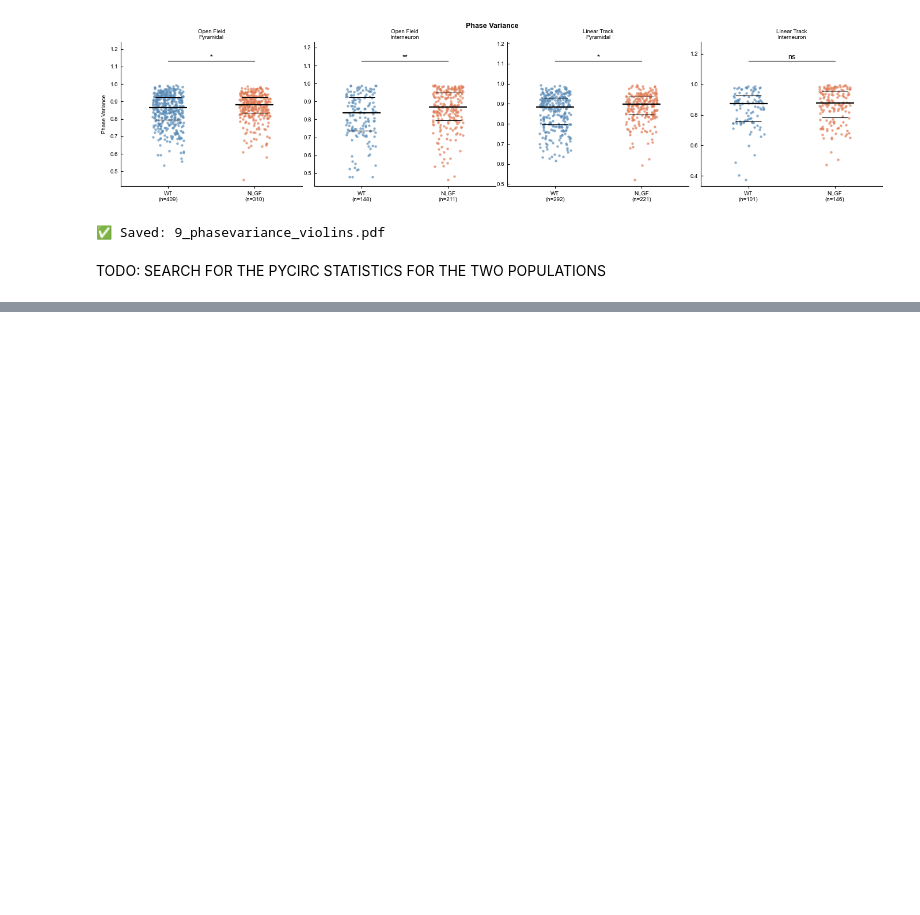
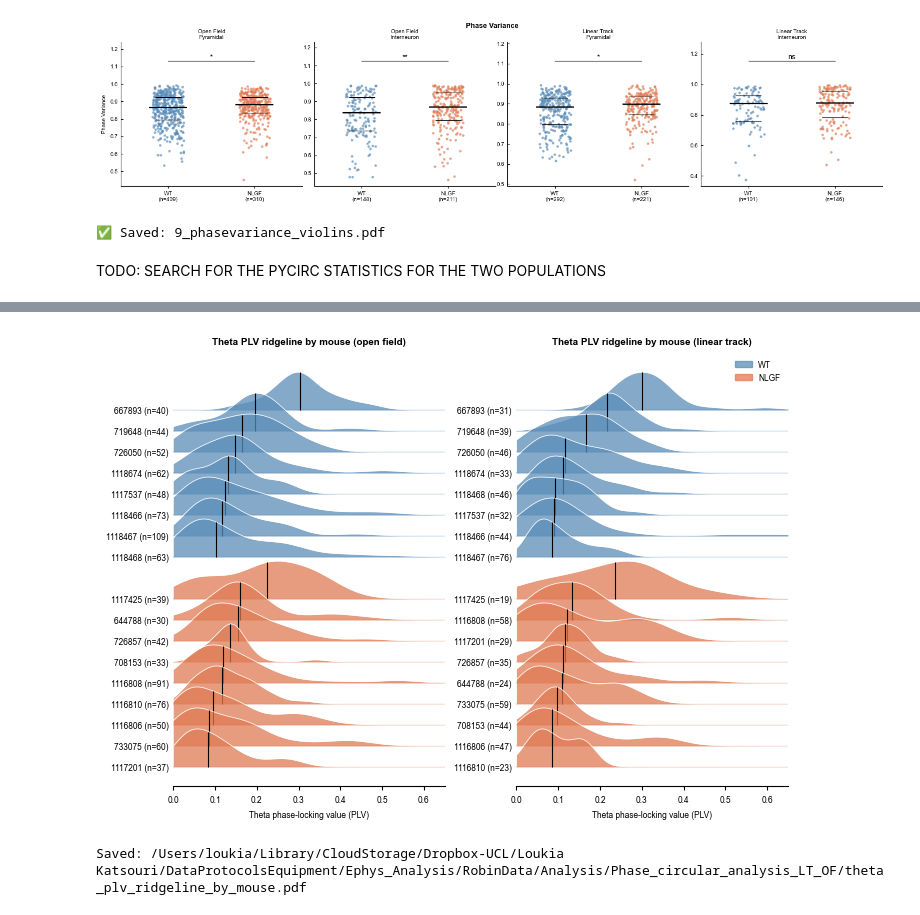
Before and after one commit to lkatsouri/NLGF_ephys_AXONA_data, a Jupyter notebook: ephys_phase_circular_analysis.ipynb, the cells around one changed output, grey strips where cells are left out. Cells and saved outputs as stored; diff of their text form; code cells hidden in the pictures; blank space fills up the shorter version.

```diff
--- a/ephys_phase_circular_analysis.ipynb
+++ b/ephys_phase_circular_analysis.ipynb
@@ -1729,0 +1980,50 @@ TODO: SEARCH FOR THE PYCIRC STATISTICS FOR THE TWO POPULATIONS
+# %%
+from scipy.stats import gaussian_kde
+
+PLV_X = np.linspace(0, 0.65, 300)
+RIDGE_SCALE = 1.8   # peak height in units of row spacing (>1 gives overlap)
+RIDGE_GAP = 1.0     # extra rows between the WT and NLGF blocks
+
+fig, axes = plt.subplots(1, 2, figsize=(7, 5), sharex=True)
+for ax, env in zip(axes, ["open_field", "linear_track"]):
+    env_df = df_plv[df_plv["environment"] == env]
+    rows = []   # (genotype, mouse, values) from the top of the plot downwards
+    for geno in ["WT", "NLGF"]:
+        g_df = env_df[env_df["genotype"] == geno]
+        order = g_df.groupby("mouseID")["phase_locked_value"].median().sort_values(ascending=False).index
+        rows += [(geno, m, g_df.loc[g_df["mouseID"] == m, "phase_locked_value"].to_numpy()) for m in order]
+
+    # y positions: top row is highest; extra gap after the last WT mouse
+    n_wt = sum(1 for r in rows if r[0] == "WT")
+    ypos = [len(rows) - i - (RIDGE_GAP if i >= n_wt else 0) for i in range(len(rows))]
+
+    # density normalised per mouse to the same peak height so n doesn't change ridge size
+    for (geno, mouse, vals), y in zip(rows, ypos):
+        dens = gaussian_kde(vals)(PLV_X)
+        dens = RIDGE_SCALE * dens / dens.max()
+        ax.fill_between(PLV_X, y, y + dens, color=GENO_COLORS[geno], alpha=0.75,
+                        linewidth=0, zorder=len(rows) - y)
+        ax.plot(PLV_X, y + dens, color="white", linewidth=0.5, zorder=len(rows) - y + 0.5)
+        ax.hlines(y, 0, 0.65, color=GENO_COLORS[geno], linewidth=0.3, zorder=0)
+        ax.vlines(np.median(vals), y, y + dens[np.argmin(np.abs(PLV_X - np.median(vals)))],
+                  color="black", linewidth=0.8, zorder=len(rows) - y + 1)
+
+    ax.set_yticks(ypos)
+    ax.set_yticklabels([f"{m} (n={len(v)})" for _, m, v in rows], fontsize=6)
+    ax.set_xlim(0, 0.65)
+    ax.set_xlabel("Theta phase-locking value (PLV)")
+    set_panel_title(ax, f"Theta PLV ridgeline by mouse ({PLV_ENV_LABELS[env]})")
+    ax.spines[["top", "right", "left"]].set_visible(False)
+    ax.tick_params(axis="y", length=0)
+
+handles = [plt.Rectangle((0, 0), 1, 1, color=GENO_COLORS[g], alpha=0.75) for g in ["WT", "NLGF"]]
+axes[1].legend(handles, ["WT", "NLGF"], frameon=False, loc="upper right")
+fig.tight_layout()
+pdf_path = os.path.join(PLV_OUT_DIR, "theta_plv_ridgeline_by_mouse.pdf")
+fig.savefig(pdf_path, bbox_inches="tight")
+plt.show()
+plt.close(fig)
+print(f"Saved: {pdf_path}")
+# %% [output]
+[figure, added]
+Saved: /Users/loukia/Library/CloudStorage/Dropbox-UCL/Loukia Katsouri/DataProtocolsEquipment/Ephys_Analysis/RobinData/Analysis/Phase_circular_analysis_LT_OF/theta_plv_ridgeline_by_mouse.pdf
```
Also changed, not shown: parts of 15 cells of this notebook, 1 other file.
